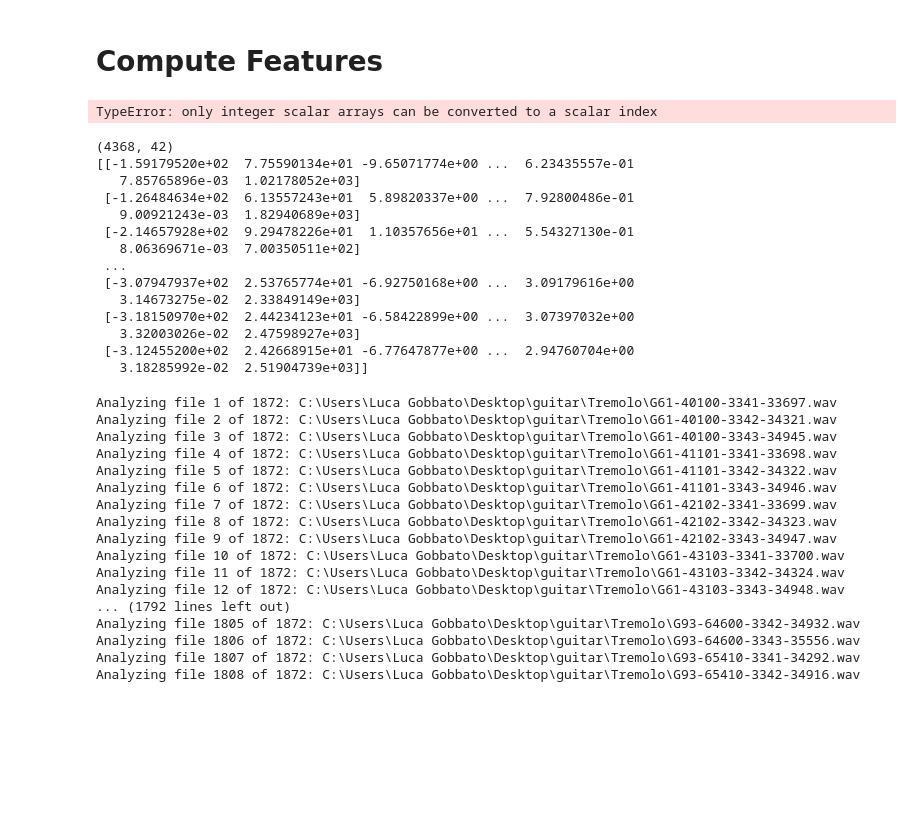
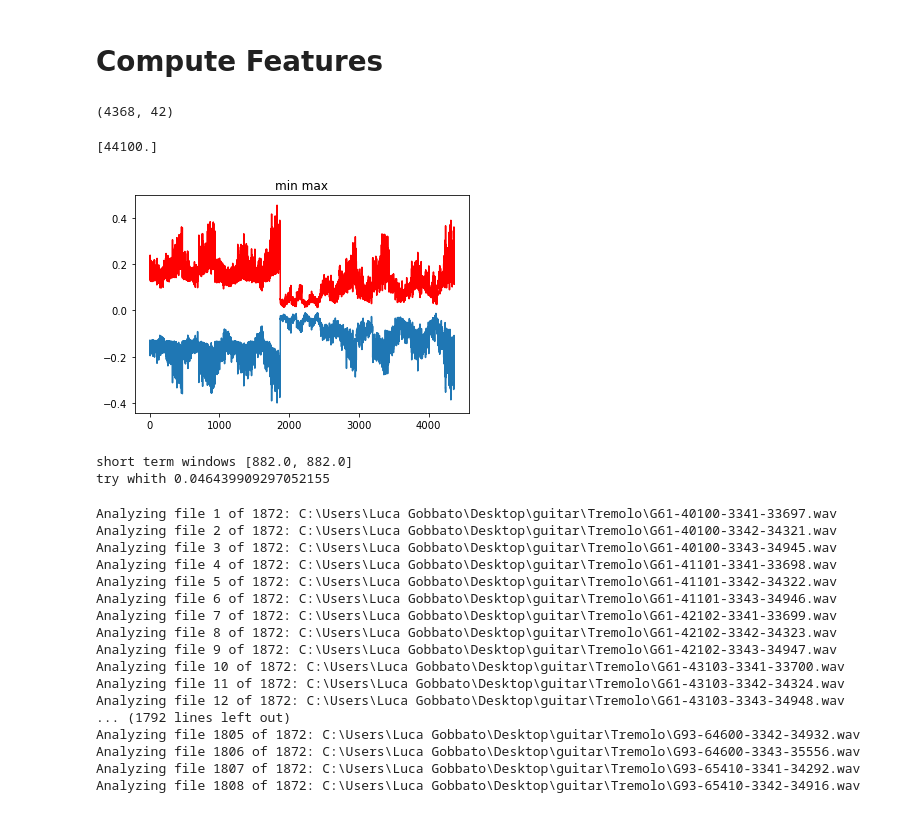
Before and after one commit to Brugio96/CLMS-1st-homework, a Jupyter notebook: HW1_variance_selected.ipynb, the cells around one changed output. Saved outputs shown, nothing was run; the diff lists cells and outputs as text; code cells hidden in the pictures; blank space fills up the shorter version.

```diff
--- a/HW1_variance_selected.ipynb
+++ b/HW1_variance_selected.ipynb
@@ -66,11 +67,24 @@ mfcc_ft = np.zeros((samples, n_mfcc))
 zcr_ft = np.zeros((samples,173))
 sc_ft = np.zeros((samples,173))
 
+fs_sample = np.zeros((samples,1))
+min_max = np.zeros((samples,2))
+
+audio = []
+
 prog_bar = tqdm(desc='Extracting features')
 prog_bar.reset(total=samples)
 
 for index, f in enumerate(fileList):
     audio, fs = librosa.load(f, sr=None)
+
+    fs_sample[index] = fs;
+    min_max[index,0] = np.min(audio)
+    min_max[index,1] = np.max(audio)
+
+    # result get unsable with normalization...
+#     audio = audio / np.abs(audio).max()
+#     audio = scale.minmax_scale(audio,feature_range=(-1,1),axis=0)
 
     mfcc = librosa.feature.mfcc(y=audio,sr=fs,n_fft=2048,hop_length=512,window='hamming',n_mels=40,fmin=80,fmax=8000,
                                 n_mfcc=n_mfcc,norm='ortho')
@@ -84,26 +98,9 @@ for index, f in enumerate(fileList):
 
     prog_bar.update()
 prog_bar.refresh();
-# %% [output]
-TypeError: only integer scalar arrays can be converted to a scalar index
 # %%
 features = np.concatenate(( mfcc_ft ,np.stack([np.mean( zcr_ft , axis=1),np.mean( sc_ft , axis=1)],axis=1) ), axis=1)
-# print(spectral_ft.shape)
-# print(spectral_ft)
-print(features.shape)
-print(features)
+features_original = scale.minmax_scale(features)
+print(features_original.shape)
 # %% [output]
 (4368, 42)
-[[-1.59179520e+02  7.75590134e+01 -9.65071774e+00 ...  6.23435557e-01
-   7.85765896e-03  1.02178052e+03]
- [-1.26484634e+02  6.13557243e+01  5.89820337e+00 ...  7.92800486e-01
-   9.00921243e-03  1.82940689e+03]
- [-2.14657928e+02  9.29478226e+01  1.10357656e+01 ...  5.54327130e-01
-   8.06369671e-03  7.00350511e+02]
- ...
- [-3.07947937e+02  2.53765774e+01 -6.92750168e+00 ...  3.09179616e+00
-   3.14673275e-02  2.33849149e+03]
- [-3.18150970e+02  2.44234123e+01 -6.58422899e+00 ...  3.07397032e+00
-   3.32003026e-02  2.47598927e+03]
- [-3.12455200e+02  2.42668915e+01 -6.77647877e+00 ...  2.94760704e+00
-   3.18285992e-02  2.51904739e+03]]
@@ -131,2 +107,18 @@ features_original = scale.minmax_scale(features)
+# %%
+# checking dataset
+print(np.unique(fs_sample))
+plt.plot(min_max[:,0])
+plt.plot(min_max[:,1], 'r')
+plt.title('min max')
+plt.show()
+# %% [output]
+[44100.]
+[figure, added]
+# %%
+print('short term windows', [ 0.02*fs, 0.02*fs ])
+print('try whith', 2048/fs)
+# %% [output]
+short term windows [882.0, 882.0]
+try whith 0.046439909297052155
 # %%
 root = r'C:\Users\Luca Gobbato\Desktop\guitar'
```
Also changed, not shown: parts of 28 cells of this notebook, 2 other files.
